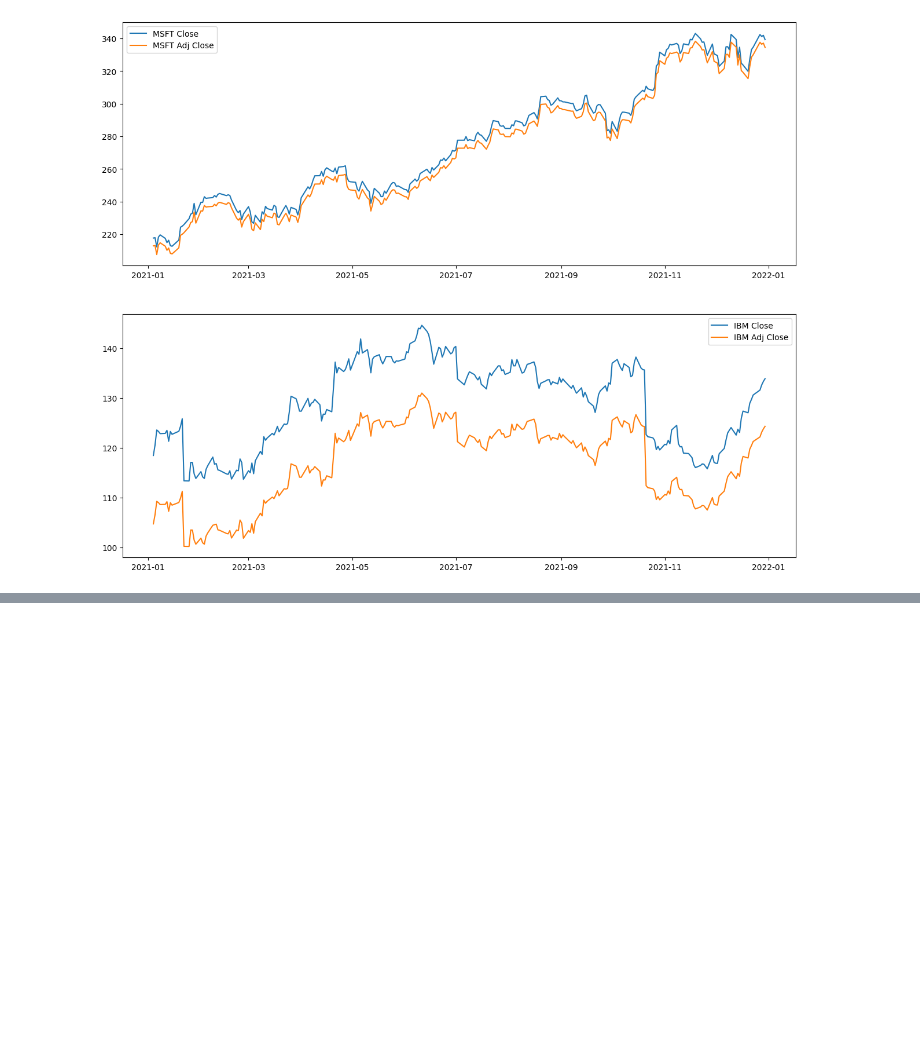
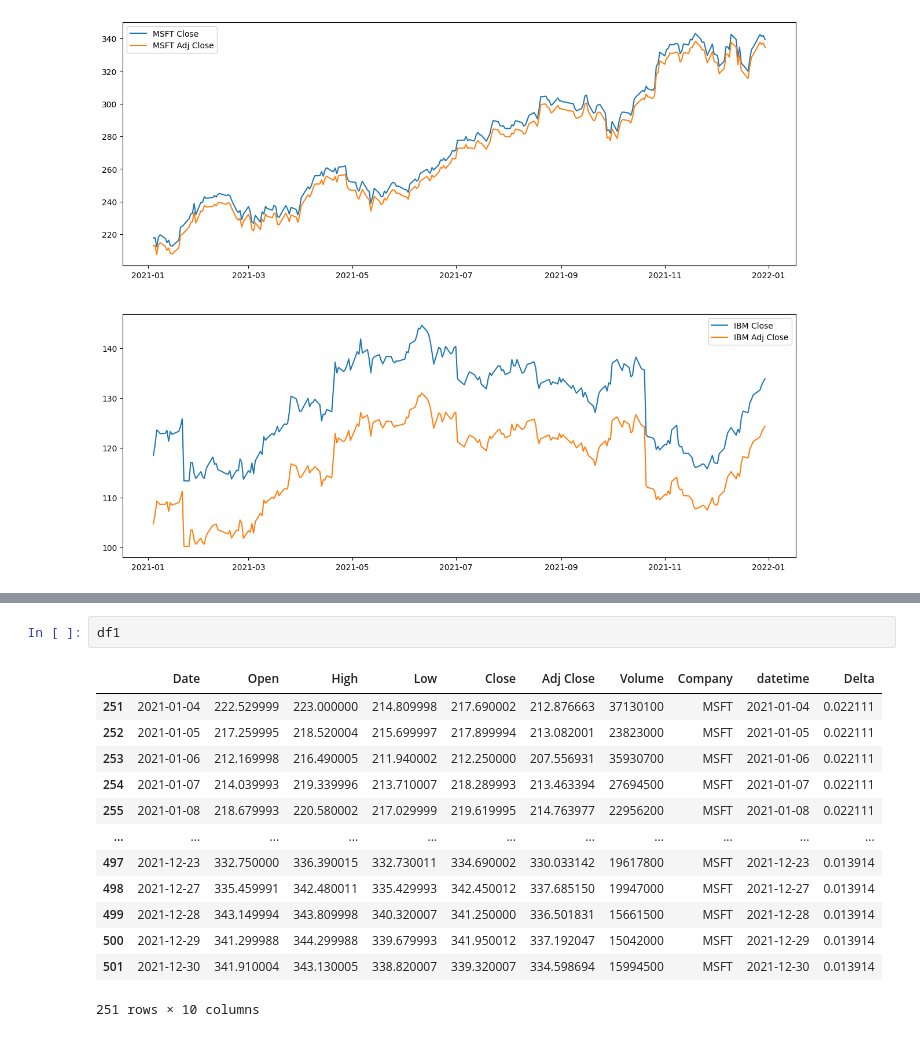
Before and after one commit to SandraNicholas/5559-AIMT-0001, a Jupyter notebook: statistical_analysis.ipynb, the cells around one changed output, grey strips where cells are left out. Cells and saved outputs as stored; diff of their text form; blank space fills up the shorter version.

```diff
--- a/statistical_analysis.ipynb
+++ b/statistical_analysis.ipynb
@@ -311,0 +315,16 @@ df['Delta'] = df['Close'] - df['Adj Close']
+# %%
+df1
+# %% [output]
+|  | Date | Open | High | Low | Close | Adj Close | Volume | Company | datetime | Delta |
+| 251 | 2021-01-04 | 222.529999 | 223.000000 | 214.809998 | 217.690002 | 212.876663 | 37130100 | MSFT | 2021-01-04 | 0.022111 |
+| 252 | 2021-01-05 | 217.259995 | 218.520004 | 215.699997 | 217.899994 | 213.082001 | 23823000 | MSFT | 2021-01-05 | 0.022111 |
+| 253 | 2021-01-06 | 212.169998 | 216.490005 | 211.940002 | 212.250000 | 207.556931 | 35930700 | MSFT | 2021-01-06 | 0.022111 |
+| 254 | 2021-01-07 | 214.039993 | 219.339996 | 213.710007 | 218.289993 | 213.463394 | 27694500 | MSFT | 2021-01-07 | 0.022111 |
+| 255 | 2021-01-08 | 218.679993 | 220.580002 | 217.029999 | 219.619995 | 214.763977 | 22956200 | MSFT | 2021-01-08 | 0.022111 |
+| ... | ... | ... | ... | ... | ... | ... | ... | ... | ... | ... |
+| 497 | 2021-12-23 | 332.750000 | 336.390015 | 332.730011 | 334.690002 | 330.033142 | 19617800 | MSFT | 2021-12-23 | 0.013914 |
+| 498 | 2021-12-27 | 335.459991 | 342.480011 | 335.429993 | 342.450012 | 337.685150 | 19947000 | MSFT | 2021-12-27 | 0.013914 |
+| 499 | 2021-12-28 | 343.149994 | 343.809998 | 340.320007 | 341.250000 | 336.501831 | 15661500 | MSFT | 2021-12-28 | 0.013914 |
+| 500 | 2021-12-29 | 341.299988 | 344.299988 | 339.679993 | 341.950012 | 337.192047 | 15042000 | MSFT | 2021-12-29 | 0.013914 |
+| 501 | 2021-12-30 | 341.910004 | 343.130005 | 338.820007 | 339.320007 | 334.598694 | 15994500 | MSFT | 2021-12-30 | 0.013914 |
+251 rows × 10 columns
```
Also changed, not shown: parts of 5 cells of this notebook.
